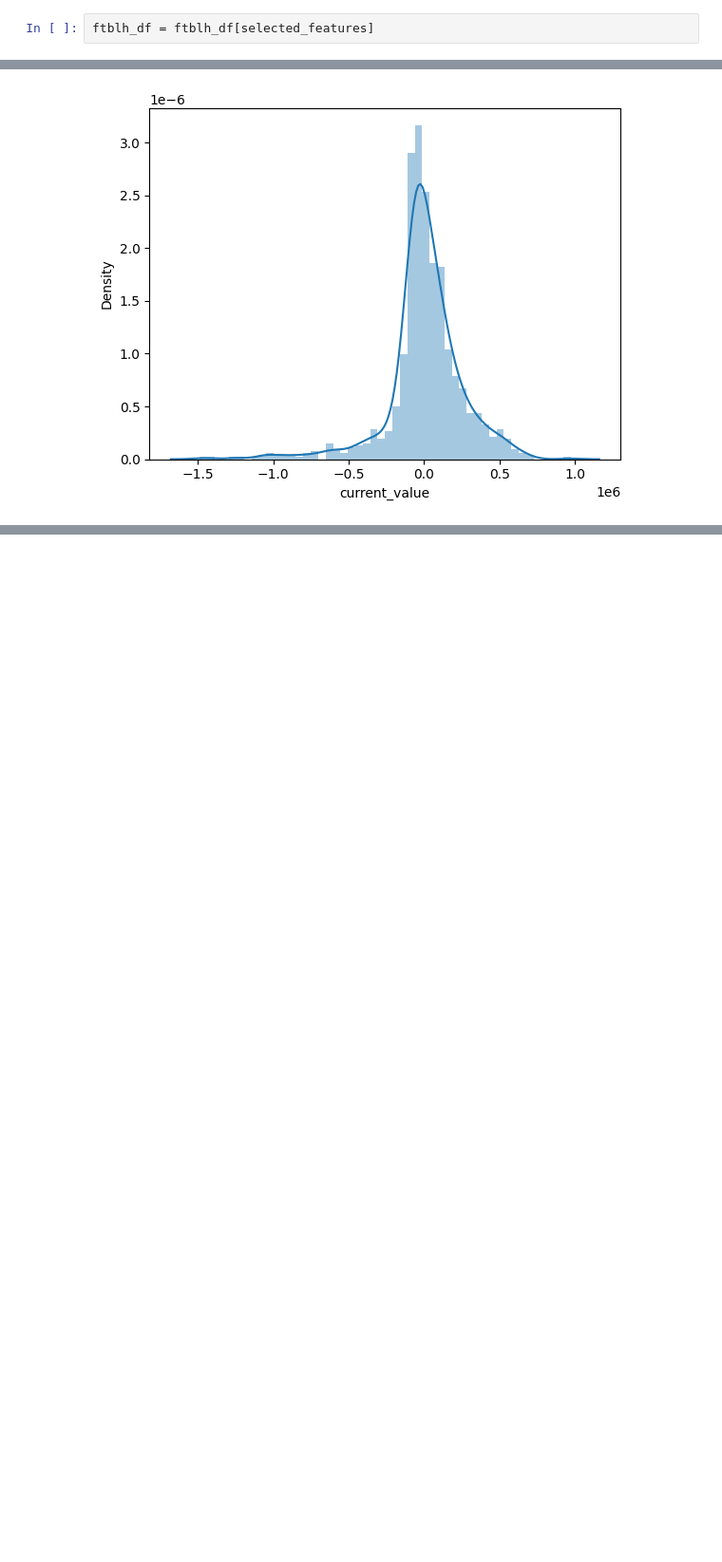
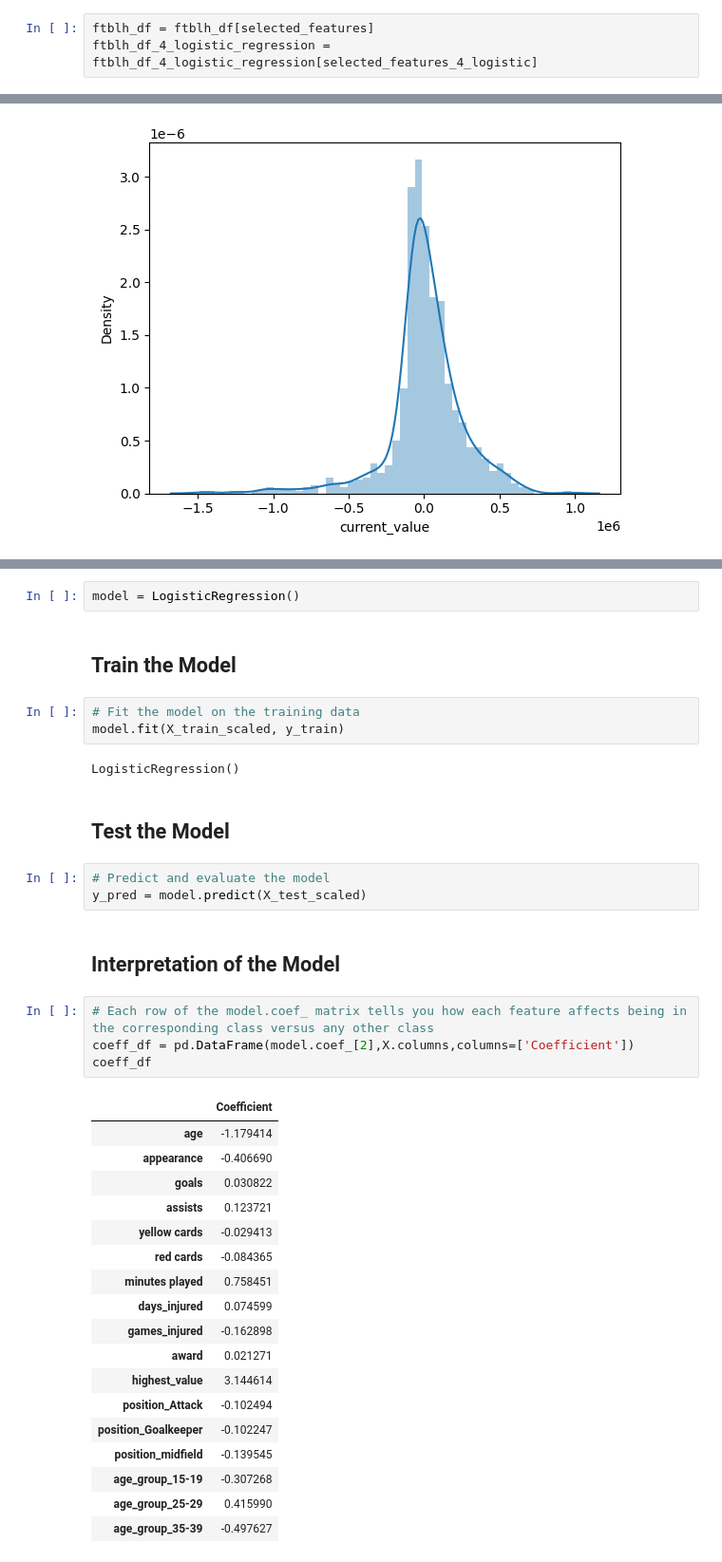
Before and after one commit to fileoy/Usecase-7, a Jupyter notebook: EDA explain template.ipynb, the cells around one changed output, grey strips where cells are left out. Shown at 95% size. Cells and saved outputs as stored; diff of their text form; blank space fills up the shorter version.

```diff
--- a/EDA explain template.ipynb
+++ b/EDA explain template.ipynb
@@ -432,5 +529,6 @@ Index(['appearance', 'goals', 'assists', 'yellow cards', 'red cards',
 # %%
 ftblh_df = ftblh_df[selected_features]
+ftblh_df_4_logistic_regression = ftblh_df_4_logistic_regression[selected_features_4_logistic]
 # %% [markdown]
 ## 2- Prepare and train test data
 # %%
@@ -769,0 +894,39 @@ In conclusion, while all three models provided similar performance, Ridge and La
+# %%
+model = LogisticRegression()
+# %% [markdown]
+## Train the Model
+# %%
+# Fit the model on the training data
+model.fit(X_train_scaled, y_train)
+# %% [output]
+LogisticRegression()
+# %% [markdown]
+## Test the Model
+# %%
+# Predict and evaluate the model
+y_pred = model.predict(X_test_scaled)
+# %% [markdown]
+## Interpretation of the Model
+# %%
+# Each row of the model.coef_ matrix tells you how each feature affects being in the corresponding class versus any other class
+coeff_df = pd.DataFrame(model.coef_[2],X.columns,columns=['Coefficient'])
+coeff_df
+# %% [output]
+|  | Coefficient |
+| age | -1.179414 |
+| appearance | -0.406690 |
+| goals | 0.030822 |
+| assists | 0.123721 |
+| yellow cards | -0.029413 |
+| red cards | -0.084365 |
+| minutes played | 0.758451 |
+| days_injured | 0.074599 |
+| games_injured | -0.162898 |
+| award | 0.021271 |
+| highest_value | 3.144614 |
+| position_Attack | -0.102494 |
+| position_Goalkeeper | -0.102247 |
+| position_midfield | -0.139545 |
+| age_group_15-19 | -0.307268 |
+| age_group_25-29 | 0.415990 |
+| age_group_35-39 | -0.497627 |
```
Also changed, not shown: parts of 28 cells of this notebook.
